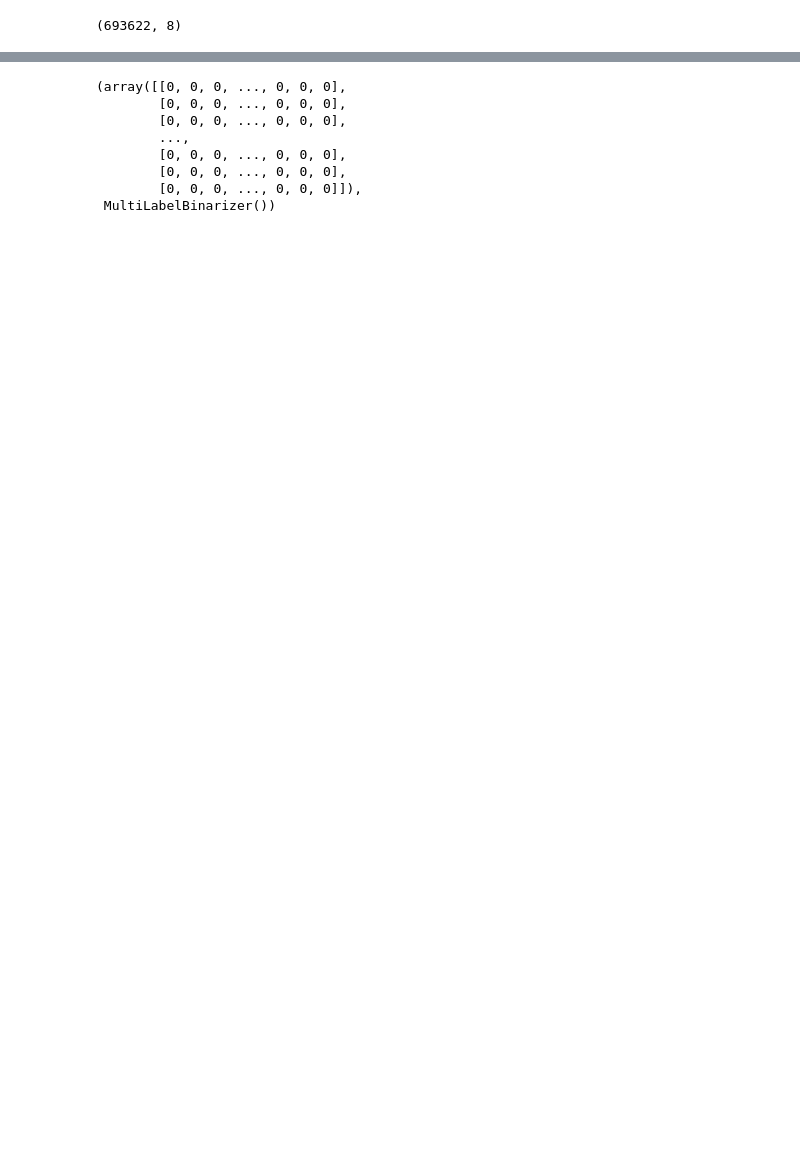
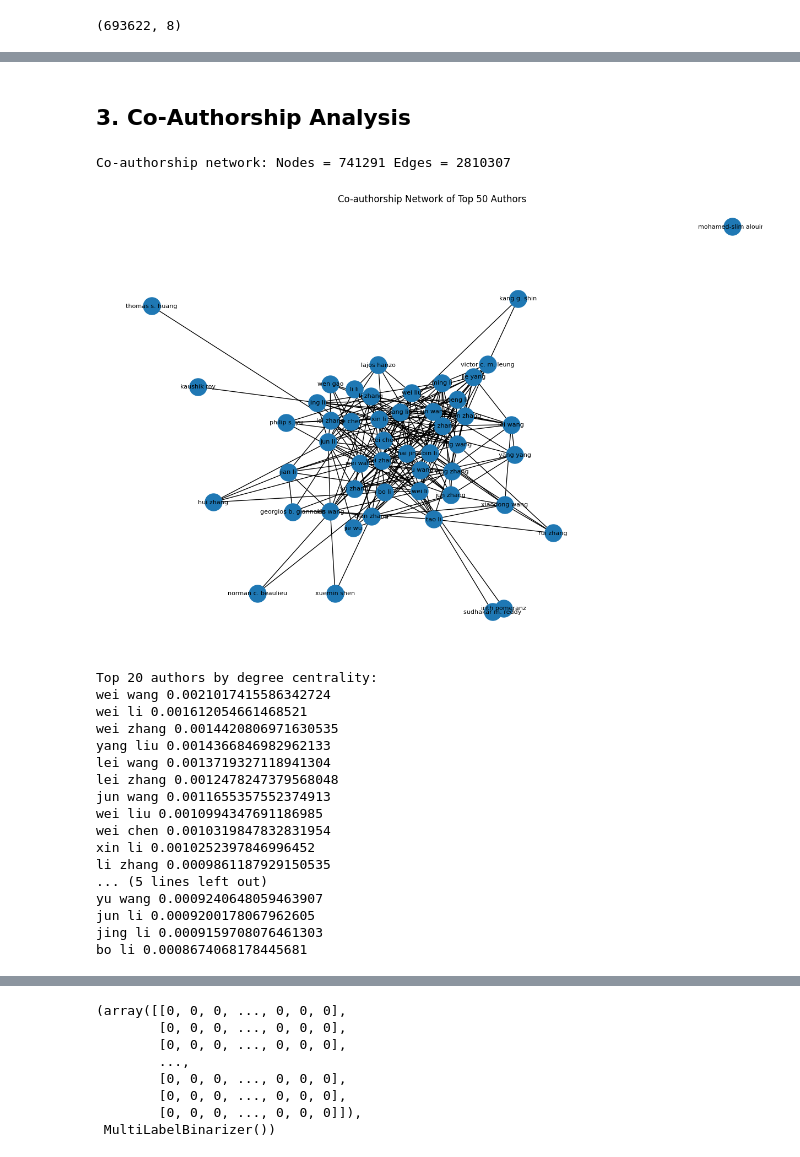
Before and after one commit to goranovic3/Related-Work-Recommandation, a Jupyter notebook: related_work_rec.ipynb, the cells around one changed output, grey strips where cells are left out. Drawn from its saved outputs; the diff is of its cells as text; code cells hidden in the pictures; blank space fills up the shorter version.

```diff
--- a/related_work_rec.ipynb
+++ b/related_work_rec.ipynb
@@ -234,0 +378,57 @@ df_filtered = filter_frequent_authors(dfNoEmpty, min_papers=5)
+# %% [markdown]
+## 3. Co-Authorship Analysis
+# %%
+# Building a co-authorship network
+G = nx.Graph()
+# Add nodes
+for author in unique_authors:
+    G.add_node(author)
+
+# Add edges: for each paper, add an edge between every pair of authors
+for authors_list in dfNoEmpty['authors']:
+    for i in range(len(authors_list)):
+        for j in range(i+1, len(authors_list)):
+            a1 = authors_list[i]
+            a2 = authors_list[j]
+            if G.has_edge(a1, a2):
+                G[a1][a2]['weight'] += 1
+            else:
+                G.add_edge(a1, a2, weight=1)
+
+print("Co-authorship network: Nodes =", G.number_of_nodes(), "Edges =", G.number_of_edges())
+
+# Plot a subgraph of the top 50 most prolific authors
+top_authors = author_freq_df.head(50)['author'].tolist()
+subG = G.subgraph(top_authors)
+plt.figure(figsize=(12,8))
+pos = nx.spring_layout(subG, k=0.5)
+nx.draw(subG, pos, with_labels=True, node_size=500, font_size=8)
+plt.title("Co-authorship Network of Top 50 Authors")
+plt.show()
+
+# Compute degree centrality (top 10)
+degree_centrality = nx.degree_centrality(G)
+top_degree = sorted(degree_centrality.items(), key=lambda x: x[1], reverse=True)[:20]
+print("Top 20 authors by degree centrality:")
+for author, centrality in top_degree:
+    print(author, centrality)
+# %% [output]
+Co-authorship network: Nodes = 741291 Edges = 2810307
+[figure, added]
+Top 20 authors by degree centrality:
+wei wang 0.0021017415586342724
+wei li 0.001612054661468521
+wei zhang 0.0014420806971630535
+yang liu 0.0014366846982962133
+lei wang 0.0013719327118941304
+lei zhang 0.0012478247379568048
+jun wang 0.0011655357552374913
+wei liu 0.0010994347691186985
+wei chen 0.0010319847832831954
+xin li 0.0010252397846996452
+li zhang 0.0009861187929150535
+... (5 lines left out)
+yu wang 0.0009240648059463907
+jun li 0.0009200178067962605
+jing li 0.0009159708076461303
+bo li 0.0008674068178445681
```
Also changed, not shown: parts of 50 cells of this notebook.
